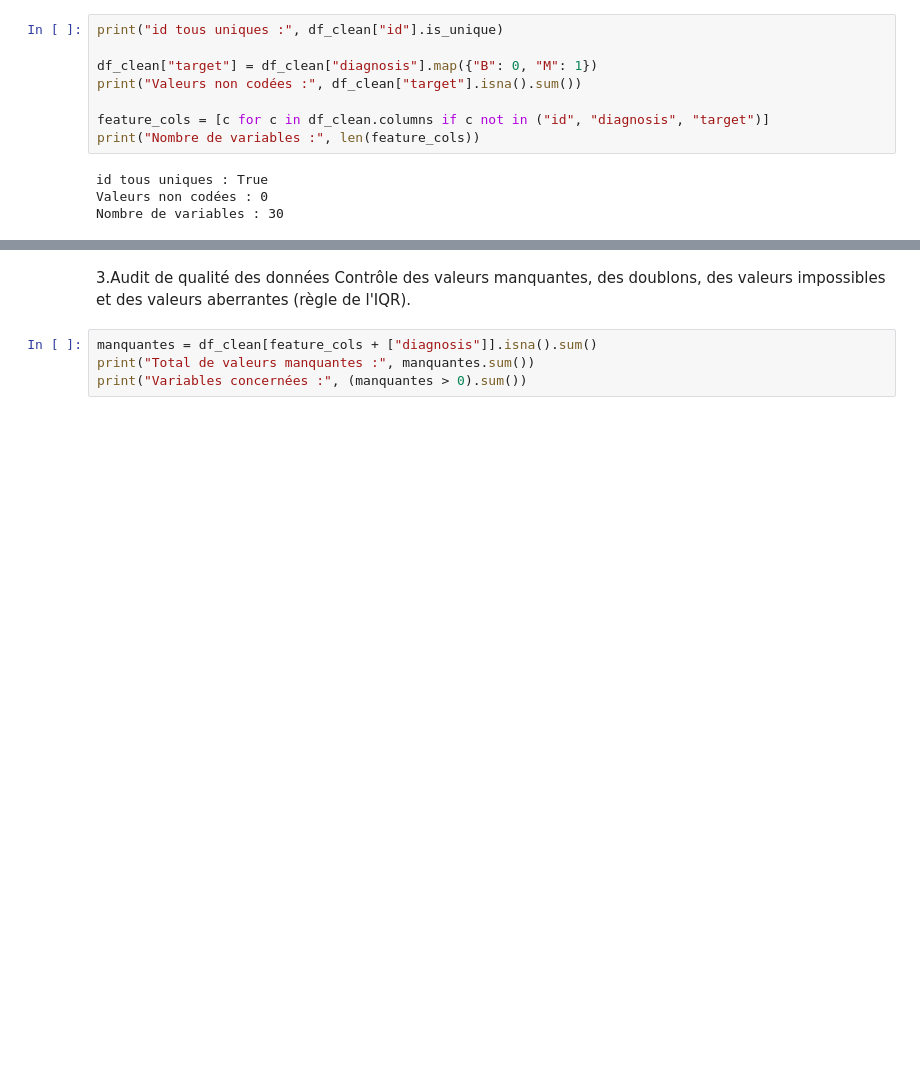
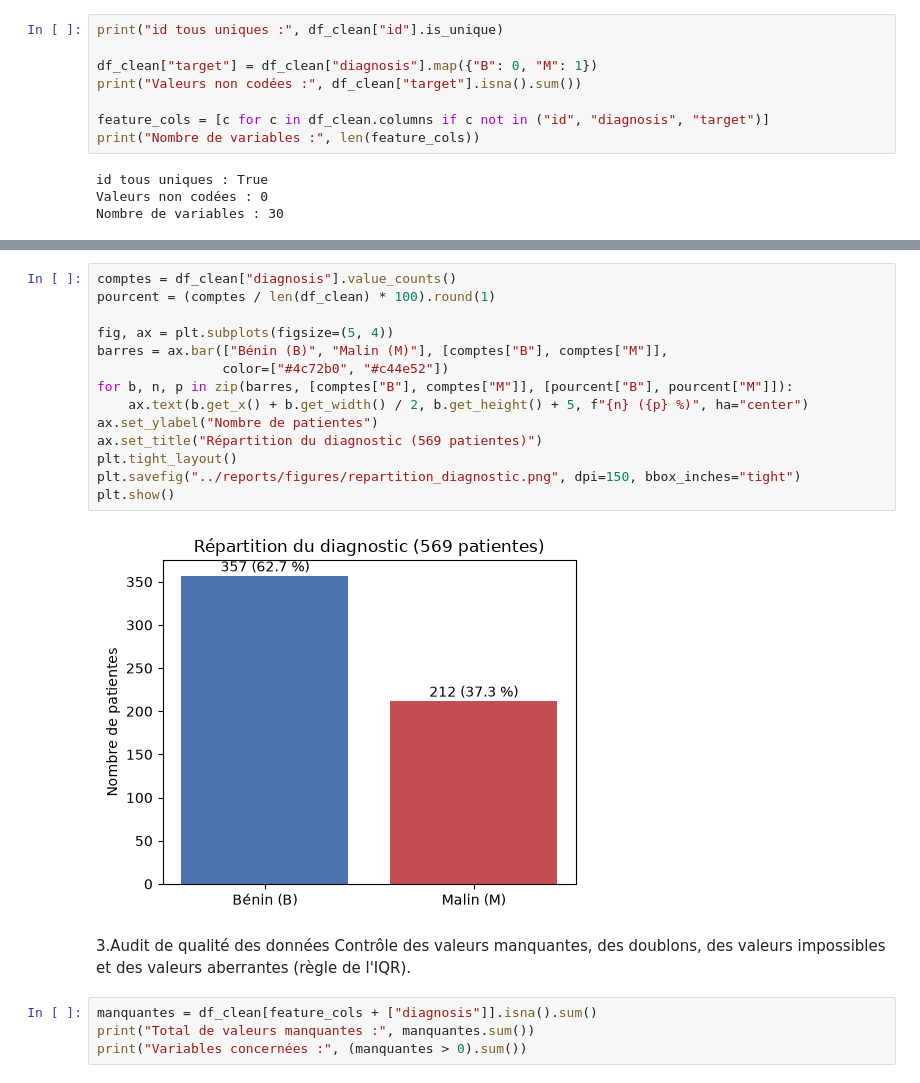
Before and after one commit to 0xCHa1Ma/ml-diagnostic_medical, a Jupyter notebook: notebooks/01_preprocessing_eda.ipynb, the cells around one changed output, grey strips where cells are left out. Cells and saved outputs as stored; diff of their text form; blank space fills up the shorter version.

Commit message:
Dictionnaire des variables et répartition du diagnostic

```diff
--- a/notebooks/01_preprocessing_eda.ipynb
+++ b/notebooks/01_preprocessing_eda.ipynb
@@ -93,3 +140,19 @@ Nombre de variables : 30
+# %%
+comptes = df_clean["diagnosis"].value_counts()
+pourcent = (comptes / len(df_clean) * 100).round(1)
+
+fig, ax = plt.subplots(figsize=(5, 4))
+barres = ax.bar(["Bénin (B)", "Malin (M)"], [comptes["B"], comptes["M"]],
+                color=["#4c72b0", "#c44e52"])
+for b, n, p in zip(barres, [comptes["B"], comptes["M"]], [pourcent["B"], pourcent["M"]]):
+    ax.text(b.get_x() + b.get_width() / 2, b.get_height() + 5, f"{n} ({p} %)", ha="center")
+ax.set_ylabel("Nombre de patientes")
+ax.set_title("Répartition du diagnostic (569 patientes)")
+plt.tight_layout()
+plt.savefig("../reports/figures/repartition_diagnostic.png", dpi=150, bbox_inches="tight")
+plt.show()
+# %% [output]
+[figure, added]
 # %% [markdown]
 3.Audit de qualité des données
 Contrôle des valeurs manquantes, des doublons, des valeurs impossibles et des
```
Also changed, not shown: parts of 2 cells of this notebook, 2 other files.
